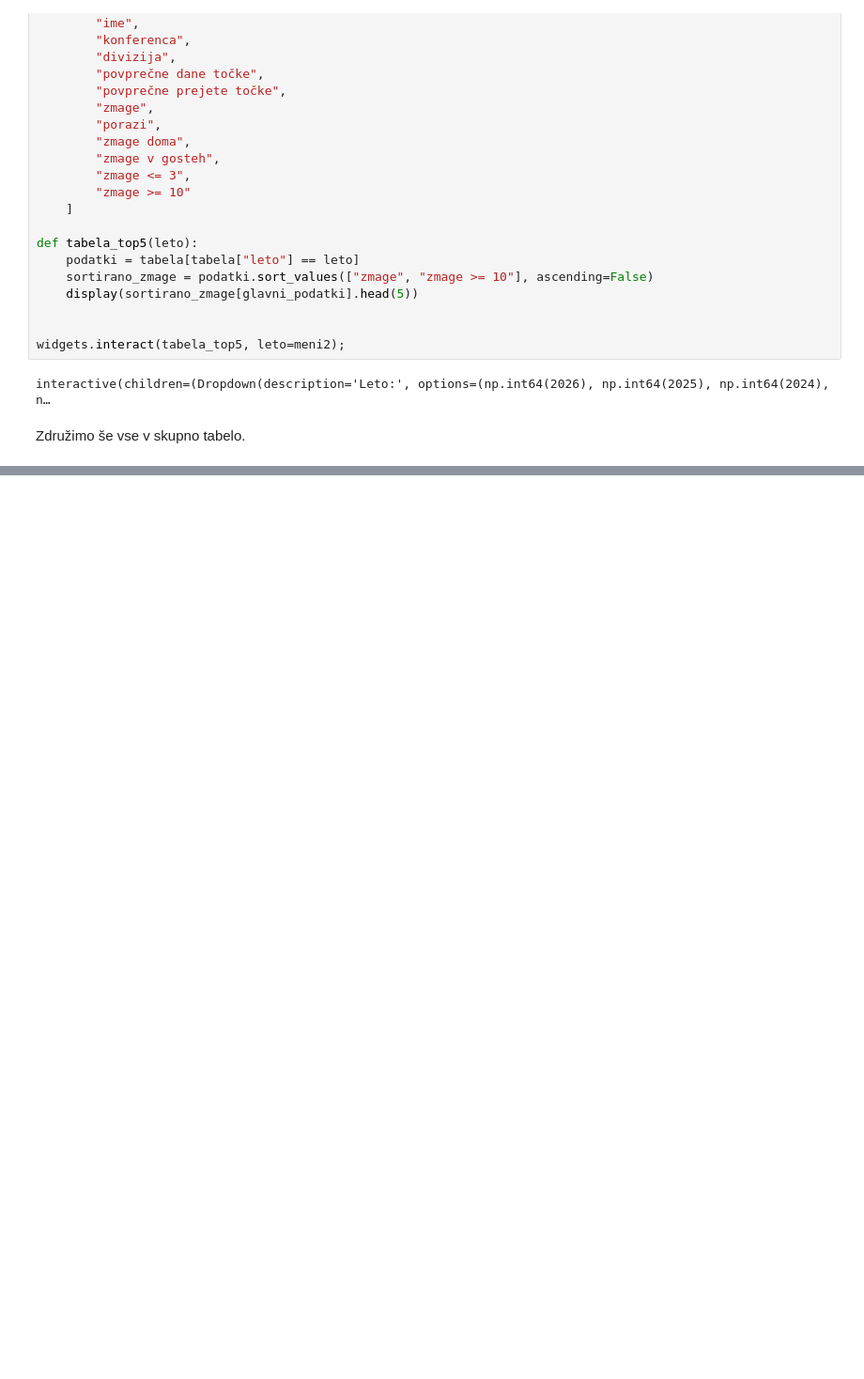
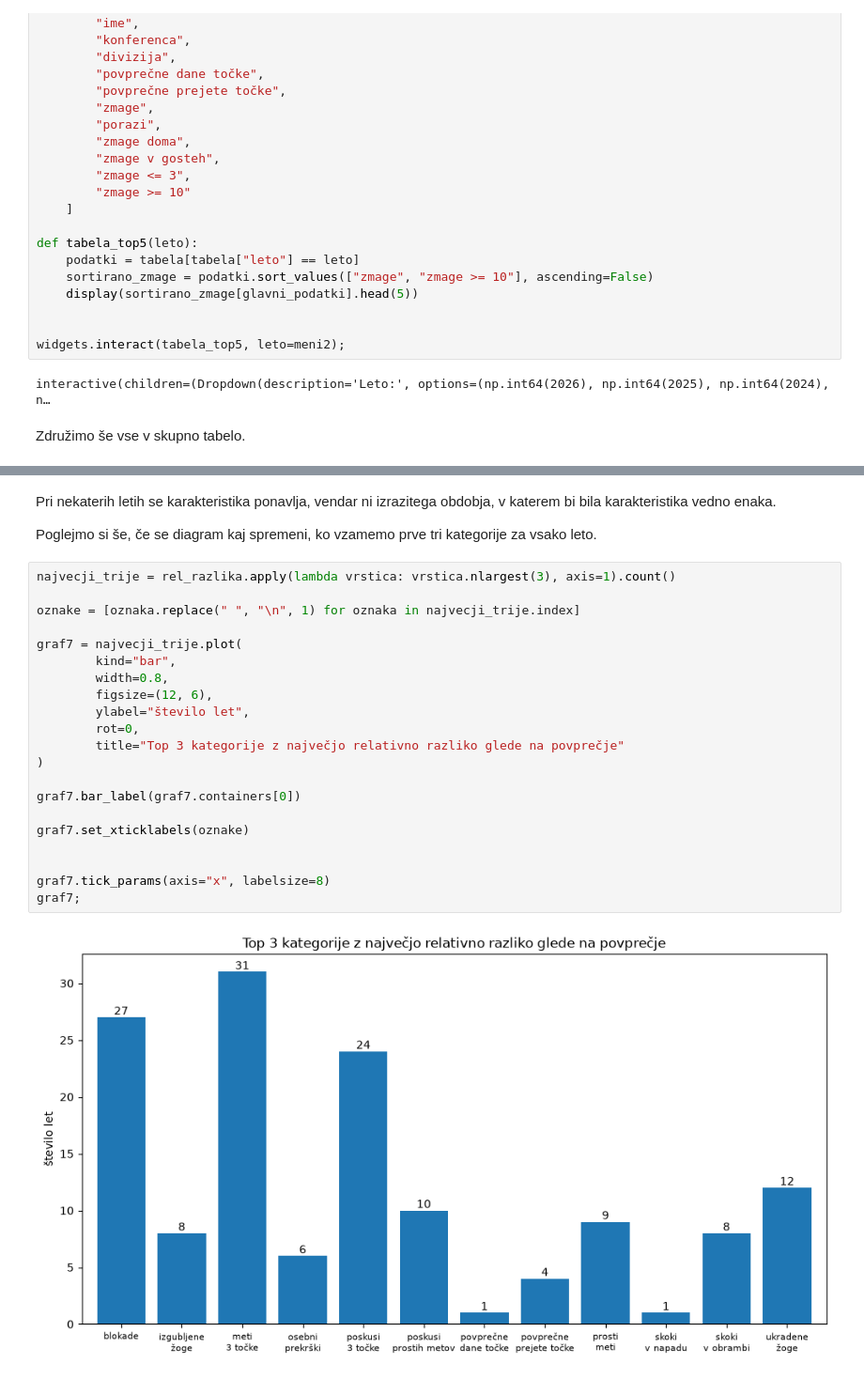
Before and after one commit to Benjamin-Rajer/UVP_projektna_naloga, a Jupyter notebook: analiza_podatkov.ipynb, the cells around one changed output, grey strips where cells are left out. Shown at 94% size. Drawn from its saved outputs; the diff is of its cells as text; blank space fills up the shorter version.

```diff
--- a/analiza_podatkov.ipynb
+++ b/analiza_podatkov.ipynb
@@ -324,0 +423,27 @@ top5
+# %% [markdown]
+Pri nekaterih letih se karakteristika ponavlja, vendar ni izrazitega obdobja, v katerem bi bila karakteristika vedno enaka.
+
+Poglejmo si še, če se diagram kaj spremeni, ko vzamemo prve tri kategorije za vsako leto.
+# %%
+najvecji_trije = rel_razlika.apply(lambda vrstica: vrstica.nlargest(3), axis=1).count()
+
+oznake = [oznaka.replace(" ", "\n", 1) for oznaka in najvecji_trije.index]
+
+graf7 = najvecji_trije.plot(
+        kind="bar",
+        width=0.8,
+        figsize=(12, 6),
+        ylabel="število let",
+        rot=0,
+        title="Top 3 kategorije z največjo relativno razliko glede na povprečje"
+)
+
+graf7.bar_label(graf7.containers[0])
+
+graf7.set_xticklabels(oznake)
+
+
+graf7.tick_params(axis="x", labelsize=8)
+graf7;
+# %% [output]
+[figure, added]
```
Also changed, not shown: parts of 23 cells of this notebook, 3 other files.
